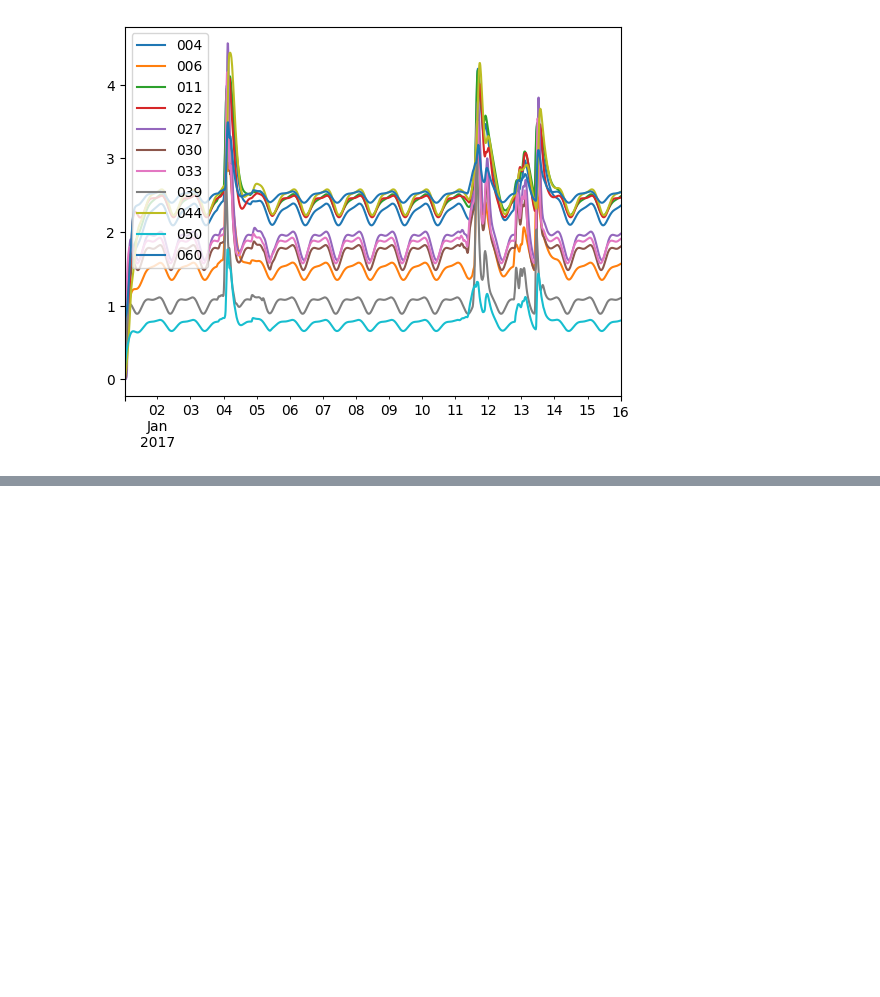
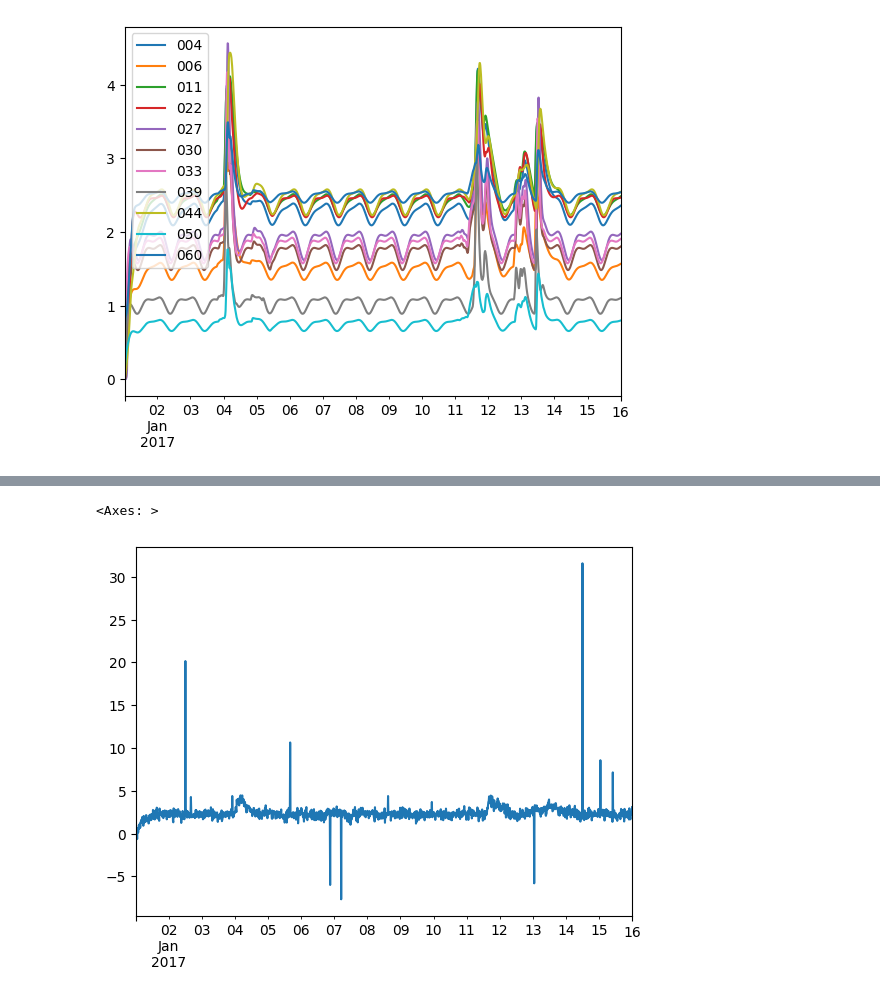
Before and after one commit to abhiramm7/ewri2023_DigitalWater101, a Jupyter notebook: Data Filtering.ipynb, the cells around one changed output, grey strips where cells are left out. Cells and saved outputs as stored; diff of their text form; code cells hidden in the pictures; blank space fills up the shorter version.

```diff
--- a/Data Filtering.ipynb
+++ b/Data Filtering.ipynb
@@ -95,0 +76,5 @@ array([ 0.05406045, -0.01749496,  0.16475617,  0.05602294,  0.04537372,
+# %%
+depth_noisy['004'].plot()
+# %% [output]
+<Axes: >
+[figure, added]
```
Also changed, not shown: parts of 22 cells of this notebook, 1 other file.
